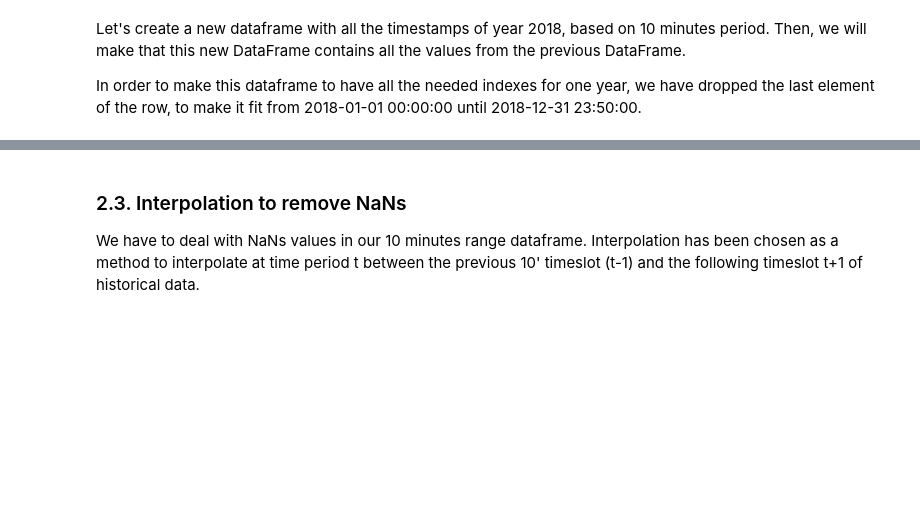
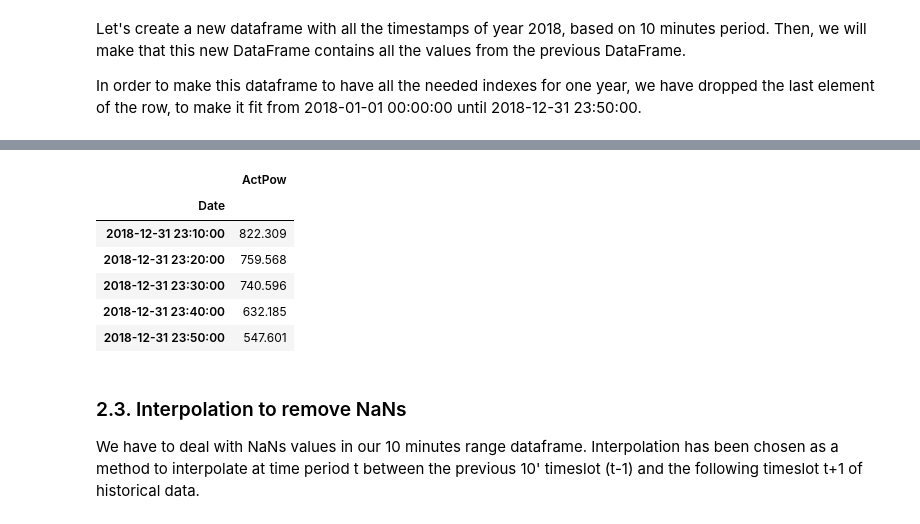
Before and after one commit to wobniarin/Ironhack_Data_Science_Workshop2019, a Jupyter notebook: IH_DS_V52_Power_Forecast.ipynb, the cells around one changed output, grey strips where cells are left out. Saved outputs shown, nothing was run; the diff lists cells and outputs as text; code cells hidden in the pictures; blank space fills up the shorter version.

```diff
--- a/IH_DS_V52_Power_Forecast.ipynb
+++ b/IH_DS_V52_Power_Forecast.ipynb
@@ -161,5 +168,5 @@ datasetActPow_full10['ActPow'] =  dataset['ActPow']
 ## remove the last row of the dataframe to have 52560 values
 datasetActPow_full10.drop(datasetActPow_full10.tail(1).index, inplace = True)
 
-datasetActPow_full10.tail
+datasetActPow_full10.tail()
 # %% [output]
@@ -183,3 +173,10 @@ Date
+|  | ActPow |
+| Date |  |
+| 2018-12-31 23:10:00 | 822.309 |
+| 2018-12-31 23:20:00 | 759.568 |
+| 2018-12-31 23:30:00 | 740.596 |
+| 2018-12-31 23:40:00 | 632.185 |
+| 2018-12-31 23:50:00 | 547.601 |
 # %% [markdown]
 ### 2.3.  Interpolation to remove NaNs
 We have to deal with NaNs values in our 10 minutes range dataframe. Interpolation has been chosen as a method to interpolate at time period t between the previous 10' timeslot (t-1) and the following timeslot t+1 of historical data.
```
Also changed, not shown: parts of 12 cells of this notebook.
